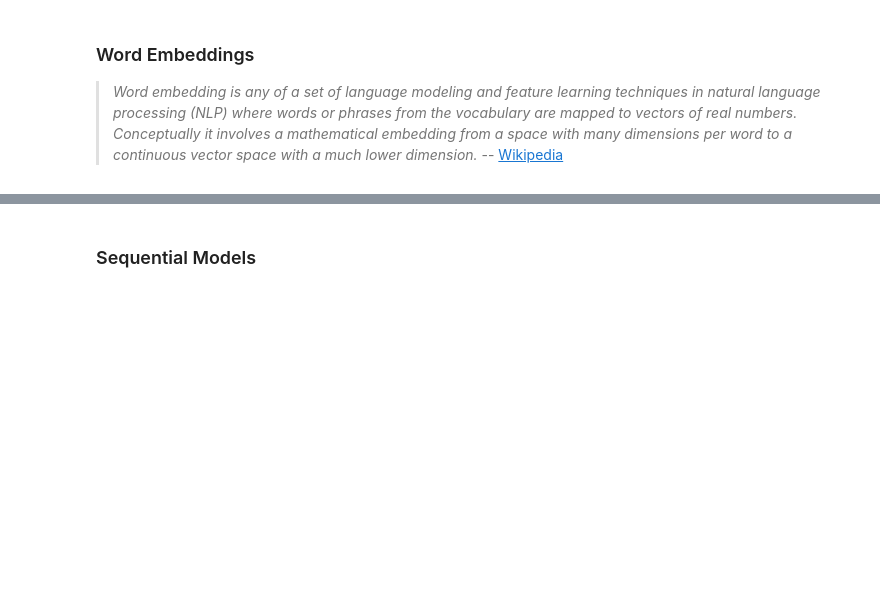
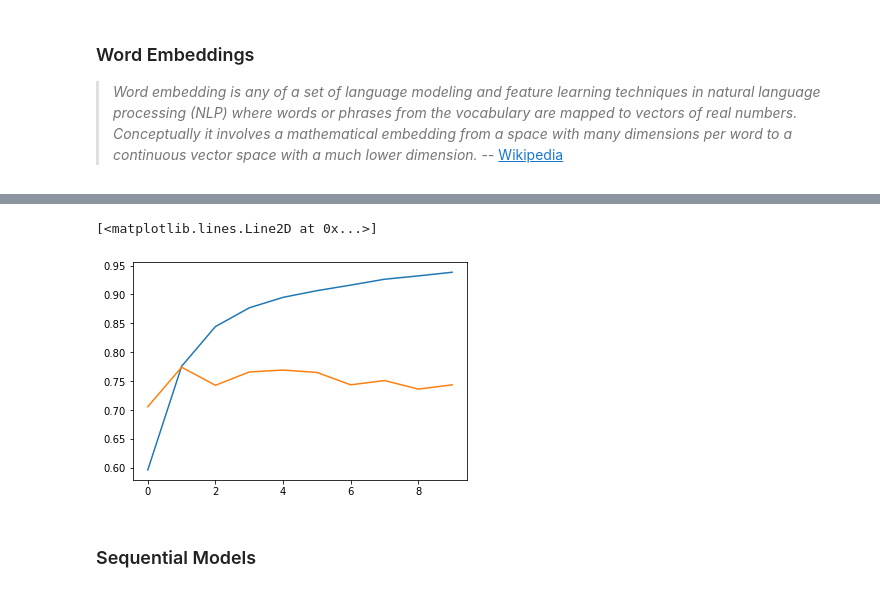
Before and after one commit to jfkoehler/october_aai, a Jupyter notebook: presi_nlp.ipynb, the cells around one changed output, grey strips where cells are left out. Cells and saved outputs as stored; diff of their text form; code cells hidden in the pictures; blank space fills up the shorter version.

```diff
--- a/presi_nlp.ipynb
+++ b/presi_nlp.ipynb
@@ -129,0 +149,8 @@ ValueError: Creating variables on a non-first call to a function decorated with
+# %%
+#using the embedding layer
+model = Sequential()
+model.add(Embedding(2000, 32, input_length = 2000))
+model.add(Flatten())
+model.add(Dense(32))
+model.add(Dense(3, activation = 'softmax'))
+model.compile(loss = 'categorical_crossentropy', metrics = ['acc'])
@@ -129,0 +167,3 @@ ValueError: Creating variables on a non-first call to a function decorated with
+# %%
+#fit the model
+history = model.fit(x_train, y_train, validation_data=(x_test, y_test), epochs = 10)
@@ -130,2 +191,9 @@ ValueError: Creating variables on a non-first call to a function decorated with
+# %%
+#plot results
+plt.plot(history.history['acc'])
+plt.plot(history.history['val_acc'])
+# %% [output]
+[<matplotlib.lines.Line2D at 0x...>]
+[figure, added]
 # %% [markdown]
 ### Sequential Models
```
Also changed, not shown: parts of 31 cells of this notebook, 15 other files.
